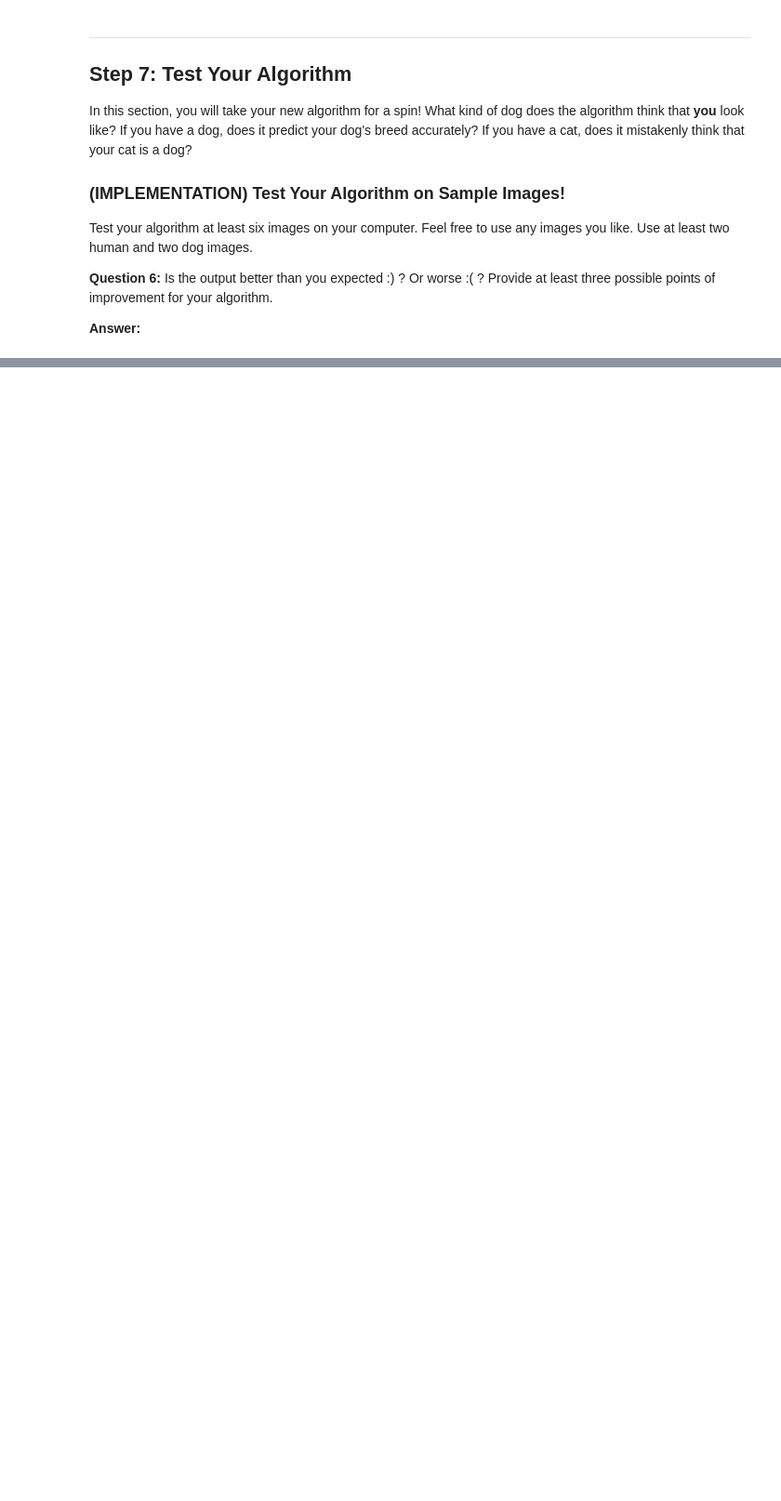
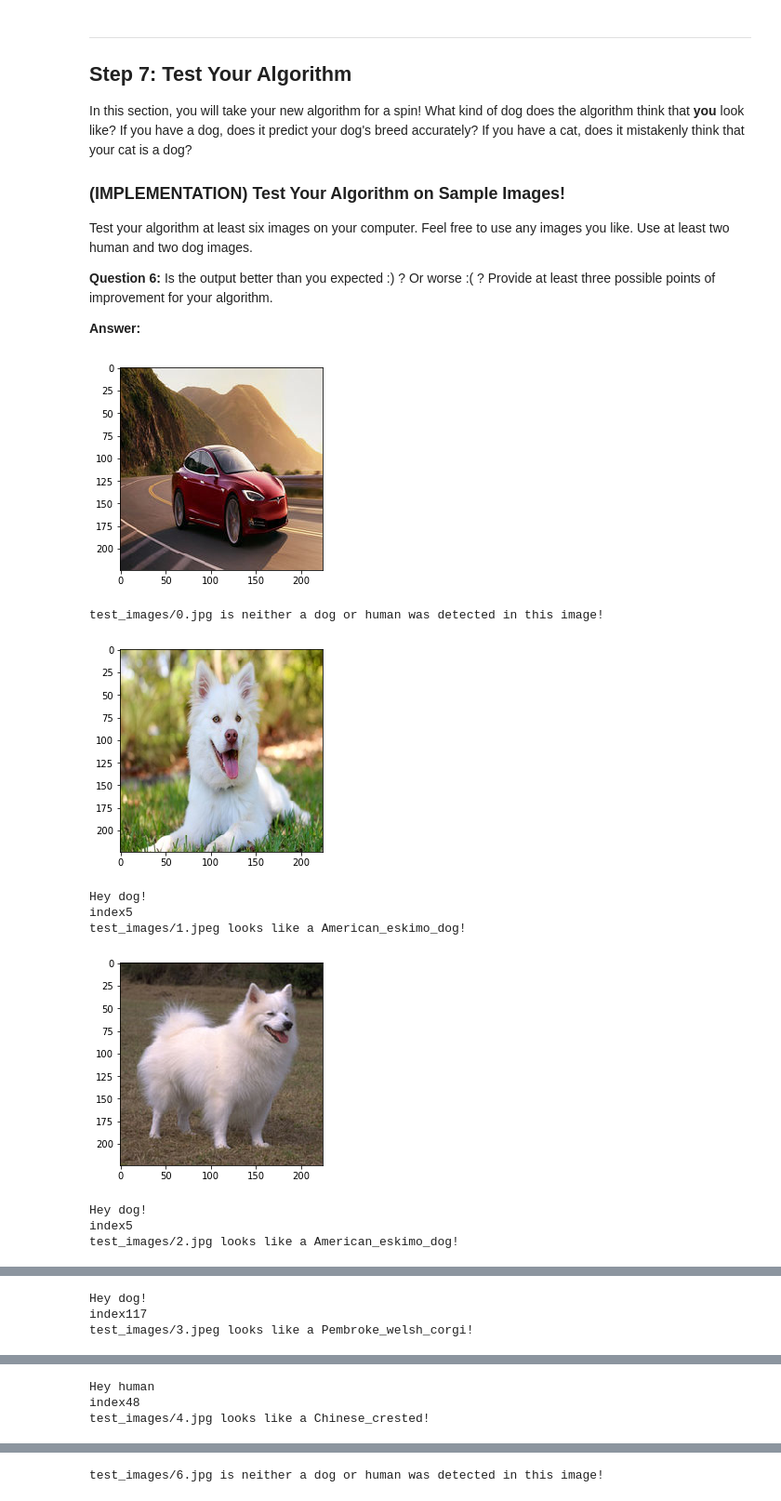
Before and after one commit to Boykai/Dog-Breed-Recognition, a Jupyter notebook: dog_app.ipynb, the cells around one changed output, grey strips where cells are left out. Shown at 93% size. Drawn from its saved outputs; the diff is of its cells as text; code cells hidden in the pictures; blank space fills up the shorter version.

Commit message:
Feature: Add test image output for dog/human classification

```diff
--- a/dog_app.ipynb
+++ b/dog_app.ipynb
@@ -406,7 +406,7 @@ from keras.callbacks import ModelCheckpoint
 
 ### TODO: specify the number of epochs that you would like to use to train the model.
 
-epochs = 5
+epochs = 20
 
 ### Do NOT modify the code below this line.
 
@@ -711,18 +720,21 @@ Some sample output for our algorithm is provided below, but feel free to design
 # %%
 ### TODO: Write your algorithm.
 ### Feel free to use as many code cells as needed.
-def dog_or_human(img):
-    try:
-        assert isinstance(img, str)
+def dog_or_human(img_path):
+    #try:
+    assert isinstance(img_path, str)
 
-        # Check if image contains a dog or human
-        if dog_detector(img) or face_detector(img):
-            return xception_image_prediction(img)
-        else:
-            # Return error message if dog/human is not detected
-            return 'Neither a dog or human was detected in this image'
-    except:
-        pass
+    # Check if image contains a dog or human
+    if dog_detector(img_path):
+        print('Hey dog!')
+    elif face_detector(img_path):
+        print('Hey human')
+    else:
+        # Return error message if dog/human is not detected
+        return '{} is neither a dog or human was detected in this image!'.format(img_path)
+    #except:
+    pred = xception_image_prediction(img_path)
+    return '{} looks like a {}!'.format(img_path, pred)
 # %% [markdown]
 ---
 <a id='step7'></a>
@@ -740,4 +752,32 @@ __Answer:__
 # %%
 ## TODO: Execute your algorithm from Step 6 on
 ## at least 6 images on your computer.
 ## Feel free to use as many code cells as needed.
+img_files = np.array(['test_images/0.jpg',
+                      'test_images/1.jpeg',
+                      'test_images/2.jpg',
+                      'test_images/3.jpeg',
+                      'test_images/4.jpg',
+                      'test_images/5.jpg',
+                      'test_images/6.jpg'])
+
+for test_img in img_files:
+    plt.figure()
+    img = cv2.imread(test_img)
+    img = cv2.cvtColor(img, cv2.COLOR_BGR2RGB)
+    img = img.astype('float32')/255
+    plt.imshow(img)
+    plt.show()
+    print(dog_or_human(test_img))
+    print('\n\n\n')
+# %% [output]
+[figure, added]
+test_images/0.jpg is neither a dog or human was detected in this image!
+[figure, added]
+Hey dog!
+index5
+test_images/1.jpeg looks like a American_eskimo_dog!
+[figure, added]
+Hey dog!
+index5
+test_images/2.jpg looks like a American_eskimo_dog!
@@ -743,0 +785,3 @@ __Answer:__
+Hey dog!
+index117
+test_images/3.jpeg looks like a Pembroke_welsh_corgi!
@@ -743,0 +789,3 @@ __Answer:__
+Hey human
+index48
+test_images/4.jpg looks like a Chinese_crested!
@@ -743,0 +797 @@ __Answer:__
+test_images/6.jpg is neither a dog or human was detected in this image!
```
Also changed, not shown: parts of 8 cells of this notebook.
